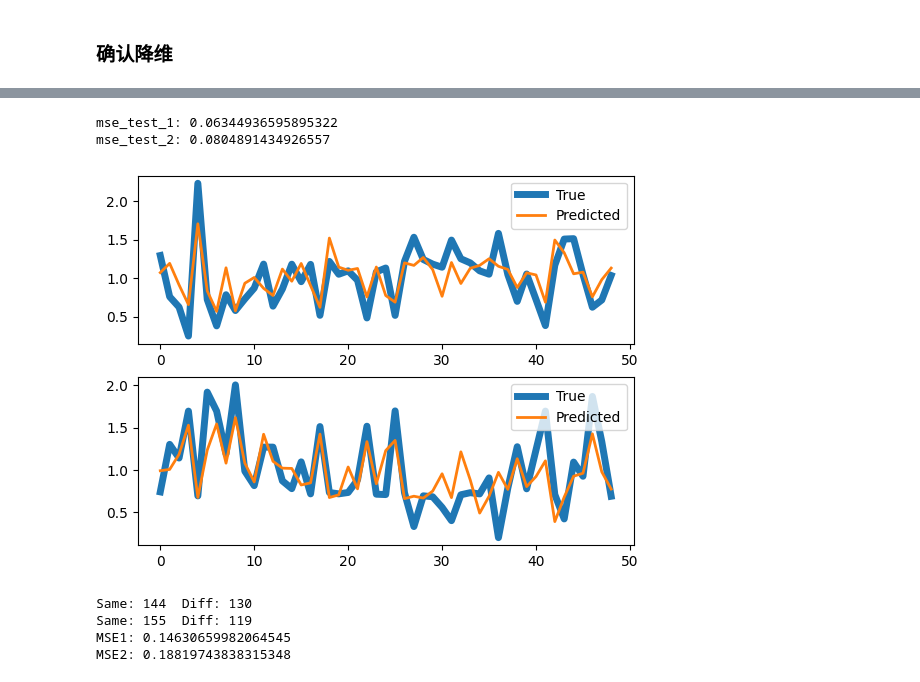
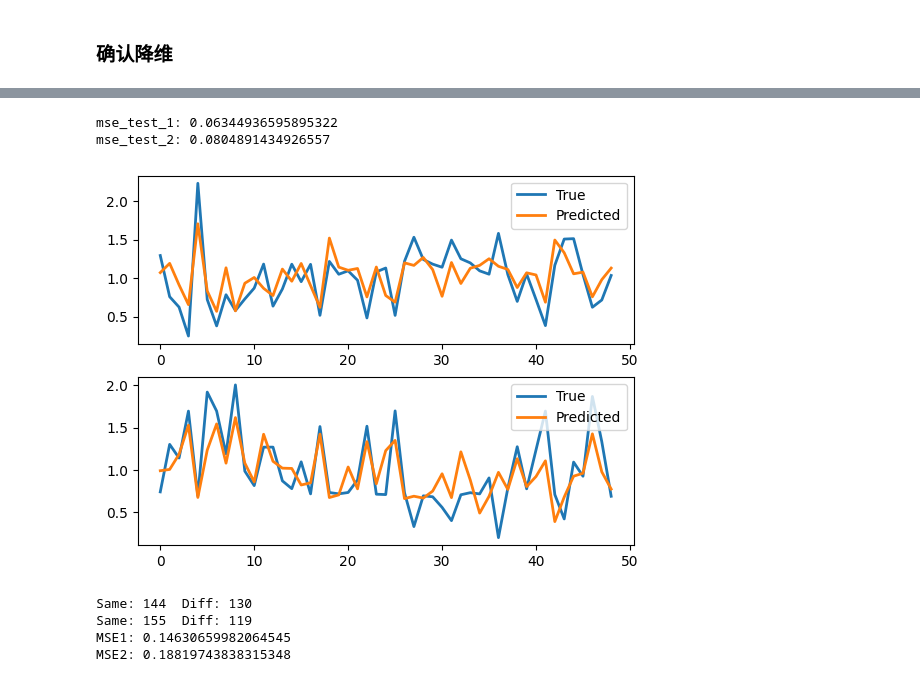
Before and after one commit to megshanny/2024-mcm-C, a Jupyter notebook: part3-params copy.ipynb, the cells around one changed output, grey strips where cells are left out. Cells and saved outputs as stored; diff of their text form; code cells hidden in the pictures.

```diff
--- a/part3-params copy.ipynb
+++ b/part3-params copy.ipynb
@@ -11,7 +11,7 @@ sum_days = 4
 test_start = 4910
 test_end = 5105 #Excel中的行数-2
 
-data = pd.read_csv('D:/Files/code/Python/MCM/work/bigger_Wimbledon_featured_matches.csv')
+data = pd.read_csv('./bigger_Wimbledon_featured_matches.csv')
 num_data = data.copy()
 num_data['elapsed_time'] = pd.to_timedelta(num_data['elapsed_time']).dt.total_seconds()
 num_data['cost_time'] = num_data['elapsed_time'] - num_data['elapsed_time'].shift(1)
@@ -51,7 +51,7 @@ num_columns.remove('player2')
 num_columns.remove('serve_width')
 num_data = num_data[num_columns]
 
-dict_data = MCM.load('D:/Files/code/Python/MCM/file/bigger-weight-save-2024-02-03-09-02-18.json')
+dict_data = MCM.load('./bigger-weight-save-2024-02-03-09-02-18.json')
 dict_data['p1_m_avg'] = np.array(dict_data['p1_m_avg'])
 dict_data['p2_m_avg'] = np.array(dict_data['p2_m_avg'])
 dict_data['p1_m_gaussian'] = np.array(dict_data['p1_m_gaussian'])
@@ -251,19 +234,19 @@ mse_test_2 = mean_squared_error(y_test_2, y_pred_test_2)
 # %%
 print('mse_test_1:', mse_test_1)
 print('mse_test_2:', mse_test_2)
 plt.subplot(2, 1, 1)
-plt.plot(y_test_1, linewidth=5, label='True')
+plt.plot(y_test_1, linewidth=2, label='True')
 plt.plot(y_pred_test_1, linewidth=2, label='Predicted')
 plt.legend()
 plt.subplot(2, 1, 2)
-plt.plot(y_test_2, linewidth=5, label='True')
+plt.plot(y_test_2, linewidth=2, label='True')
 plt.plot(y_pred_test_2, linewidth=2, label='Predicted')
 plt.legend()
 plt.show()
 # %% [output]
 mse_test_1: 0.06344936595895322
 mse_test_2: 0.0804891434926557
-[figure, old version]
+[figure, new version]
 # %%
 another_y_1 = another_Y[:,1]
 another_y_2 = another_Y[:,0]
```
Also changed, not shown: parts of 2 cells of this notebook, 1 other file.
